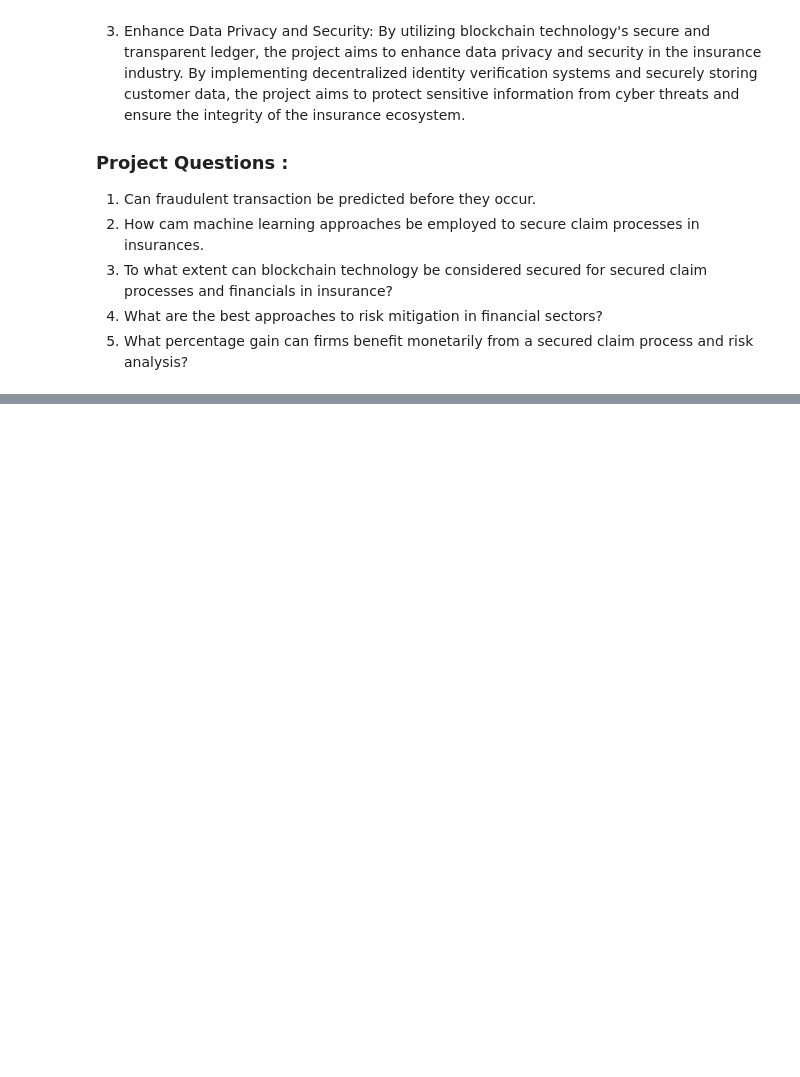
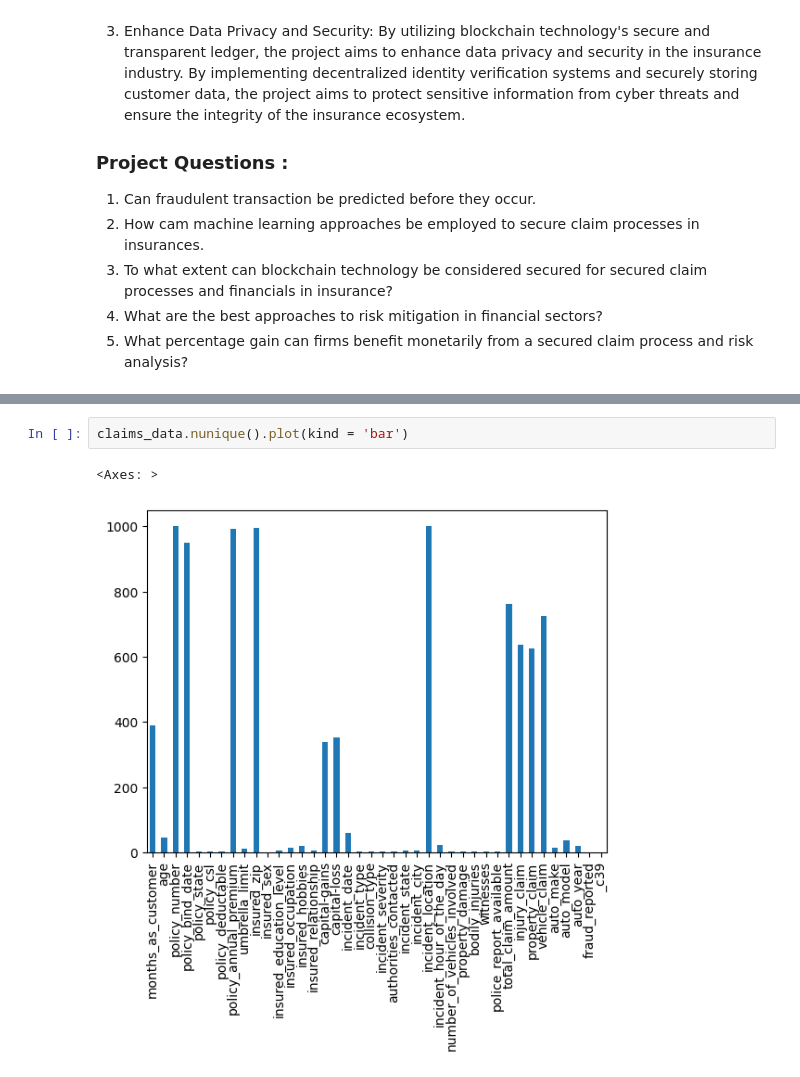
Before and after one commit to Naveenkada/Machine-Learning-For-Fraud-Detection-and-Claims-Processing, a Jupyter notebook: Project Coding.ipynb, the cells around one changed output, grey strips where cells are left out. Saved outputs shown, nothing was run; the diff lists cells and outputs as text; blank space fills up the shorter version.

```diff
--- a/Project Coding.ipynb
+++ b/Project Coding.ipynb
@@ -29,0 +99,5 @@ With the utilization of Blockchain technology and machine learning techniques fo
+# %%
+claims_data.nunique().plot(kind = 'bar')
+# %% [output]
+<Axes: >
+[figure, added]
```
Also changed, not shown: parts of 37 cells of this notebook.
